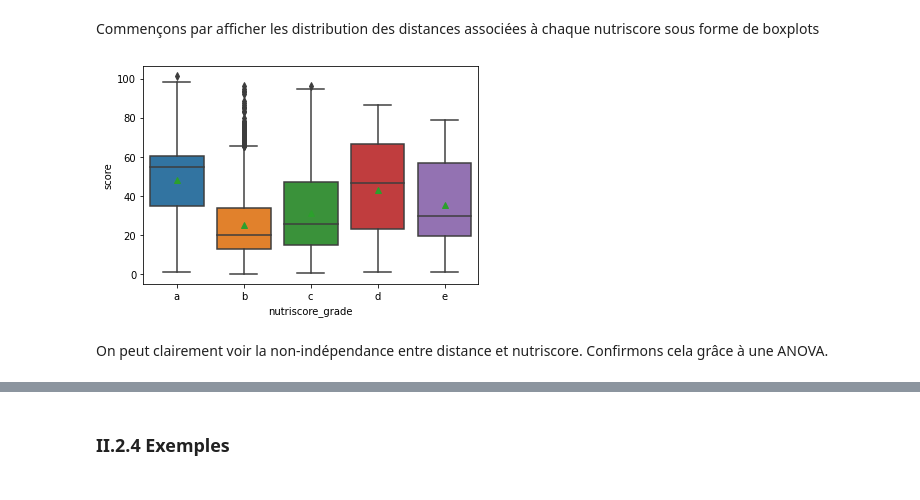
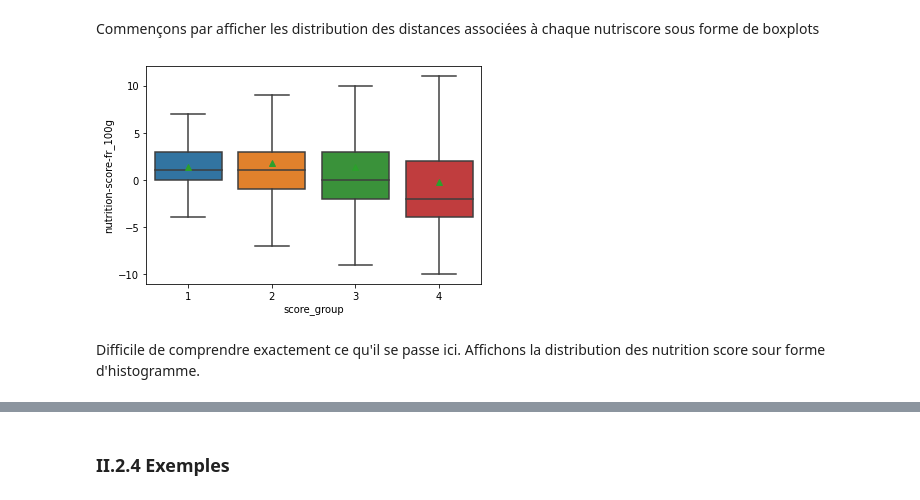
Before and after one commit to OlivierLegrand/P7, a Jupyter notebook: P3/PSanté_notebookpresentation.ipynb, the cells around one changed output, grey strips where cells are left out. Saved outputs shown, nothing was run; the diff lists cells and outputs as text; code cells hidden in the pictures.

```diff
--- a/P3/PSanté_notebookpresentation.ipynb
+++ b/P3/PSanté_notebookpresentation.ipynb
@@ -1128,8 +862,10 @@ Standard deviation: 17.91
 # %% [markdown]
 Les distribution de distance pour les One-dish meals et les Milk and yogurt sont assez similaires. Elles diffèrent en revanche franchement de la distribution pour les fruits, dont les scores sont regroupés vers les valeurs les plus élevées. La distance est liée aux "excès" ou de façon équivalente aux "carences" d'une composition vis-à-vis de la composition idéale. On va donc continuer d'explorer nos données en se concentrant sur les excès en chacun des macronutriments.
 # %%
-# On affecte un valeur "fat", "carbohydrates" ou "proteins" dans une nouvelle colonne "excess" qui représente
-# le macronutriment en excès dans le produit considéré.
+X = df1.copy()
+
+# On crée trois nouvelles colonnes: "fat_excess", "carbohydrates_excess", "proteins_excess"
+nutrient_cols = ["fat_excess", "carbohydrates_excess", "proteins_excess"]
 X.loc[:, "fat_excess"] = X["fat_ratio"] - p_fat
 X.loc[:, "carbohydrates_excess"] = X["carbohydrates_ratio"] - p_carbs
 X.loc[:, "proteins_excess"] = X["proteins_ratio"] - p_prot
@@ -1144,5 +880,9 @@ X.loc[:, "max_excess"] = X[nutrient_cols].apply(lambda x: x.idxmax(), axis=1)
 X.loc[:, "min_excess"] = X[nutrient_cols].apply(lambda x: x.idxmin(), axis=1)
 X.loc[:, "max_excess_value"] = X[nutrient_cols].apply(lambda x: x.max(), axis=1)
 X.loc[:, "min_excess_value"] = X[nutrient_cols].apply(lambda x: x.min(), axis=1)
-X.head()
+
+# mise à jour du dataframe
+df1 = X
+
+df1.head()
 # %% [output]
@@ -1156,4 +896,6 @@ X.head()
 # %%
+X = df1.copy()
+
 from matplotlib.patches import ConnectionPatch
 
 # placement du titre
@@ -1216,5 +958,6 @@ tranches = [0,
 groups = np.digitize(X["score"], tranches)
 X.loc[:, "score_group"] = groups
 
-X.head()
+df1 = X
+df1.head()
 # %% [output]
@@ -1228,4 +971,6 @@ X.head()
 # %%
+X = df1.copy()
+
 fs = 12
 
 fig, ax = plt.subplots()
@@ -1373,9 +1119,14 @@ plt.show()
 # %% [markdown]
 Commençons par afficher les distribution des distances associées à chaque nutriscore sous forme de boxplots
 # %%
-sns.boxplot(x="nutriscore_grade", y="score", data=X.sort_values(by="nutriscore_grade"), showmeans=True)
+sns.boxplot(x="score_group",
+            y="nutrition-score-fr_100g",
+            data=X.sort_values(by="score_group"),
+            showmeans=True,
+            showfliers=False
+           )
 plt.show()
 # %% [output]
-[figure, old version]
+[figure, new version]
-# %% [markdown]
-On peut clairement voir la non-indépendance entre distance et nutriscore. Confirmons cela grâce à une ANOVA.
+# %% [markdown]
+Difficile de comprendre exactement ce qu'il se passe ici. Affichons la distribution des nutrition score sour forme d'histogramme.
```
Also changed, not shown: parts of 92 cells of this notebook.
